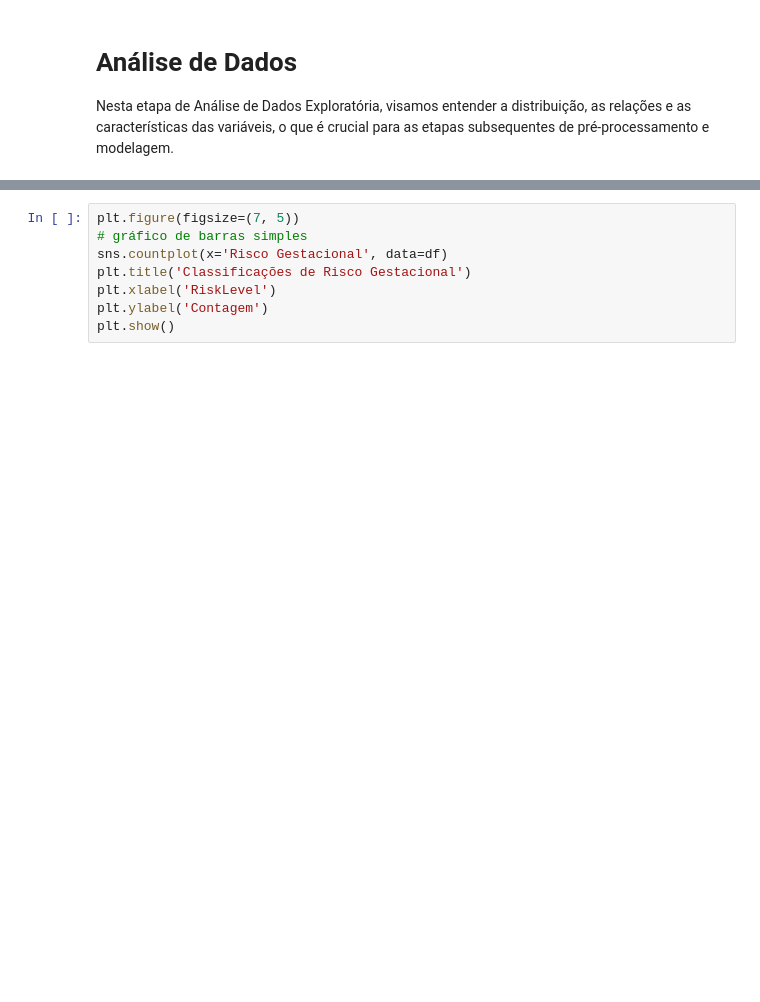
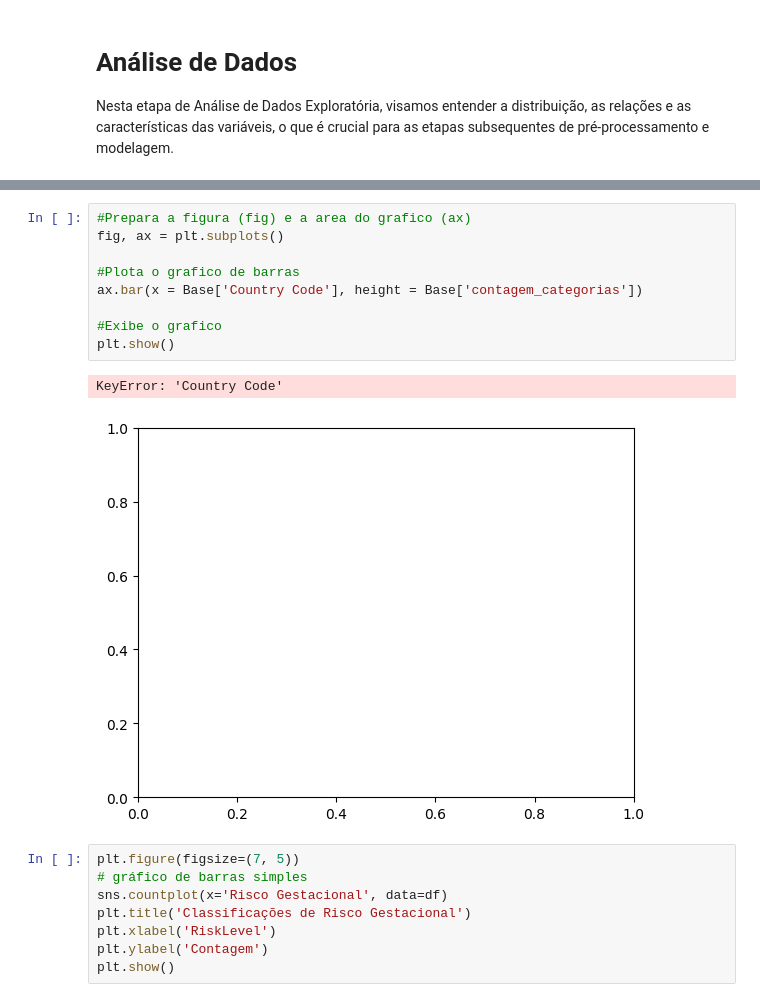
Before and after one commit to AlineFiori/MVP, a Jupyter notebook: Template_Análise_de_Dados_Pregnancy.ipynb, the cells around one changed output, grey strips where cells are left out. Saved outputs shown, nothing was run; the diff lists cells and outputs as text; blank space fills up the shorter version.

```diff
--- a/Template_Análise_de_Dados_Pregnancy.ipynb
+++ b/Template_Análise_de_Dados_Pregnancy.ipynb
@@ -131,3 +175,15 @@ plt.show()
+# %%
+#Prepara a figura (fig) e a area do grafico (ax)
+fig, ax = plt.subplots()
+
+#Plota o grafico de barras
+ax.bar(x = Base['Country Code'], height = Base['contagem_categorias'])
+
+#Exibe o grafico
+plt.show()
+# %% [output]
+KeyError: 'Country Code'
+[figure, added]
 # %%
 plt.figure(figsize=(7, 5))
 # gráfico de barras simples
```
Also changed, not shown: parts of 11 cells of this notebook.
